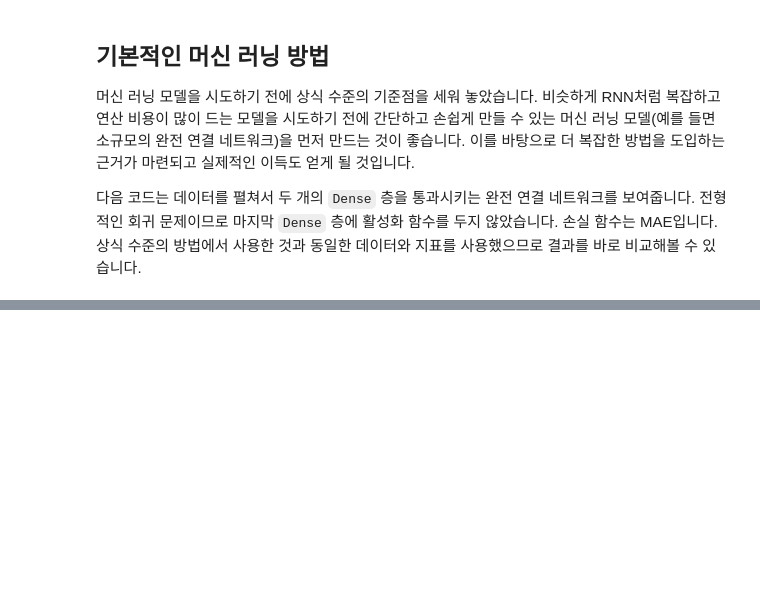
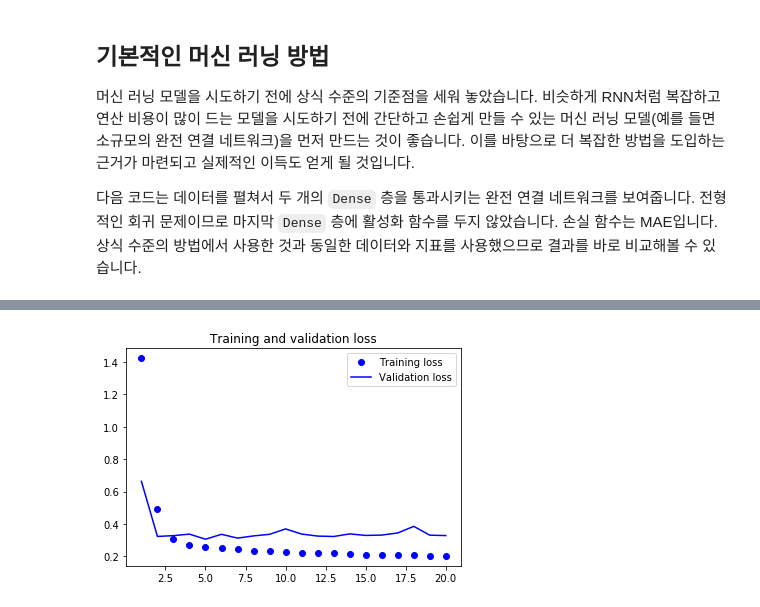
Before and after one commit to cypision/Alchemy-in-MLDL, a Jupyter notebook: ML_Area/text_analysis_advanced_01_Keras_time_series.ipynb, the cells around one changed output, grey strips where cells are left out. Cells and saved outputs as stored; diff of their text form; code cells hidden in the pictures; blank space fills up the shorter version.

```diff
--- a/ML_Area/text_analysis_advanced_01_Keras_time_series.ipynb
+++ b/ML_Area/text_analysis_advanced_01_Keras_time_series.ipynb
@@ -438,0 +445,18 @@ evaluate_naive_method()
+# %%
+from keras.models import Sequential
+from keras import layers
+from keras.optimizers import RMSprop
+
+model = Sequential()
+model.add(layers.Flatten(input_shape=(lookback // step, float_data.shape[-1]))) ## 시계열 데이터를 펼쳐버려서, 특성을 오히려 잃게된다.
+                        ## 240*14 를 한 row의 3360 으로 펼친다.
+model.add(layers.Dense(32, activation='relu')) ## 완전연결층에는 2d tensor 만 들어갈수있나보다.즉 Dense Layer 전에는~
+model.add(layers.Dense(1))
+
+model.compile(optimizer=RMSprop(), loss='mae')
+history = model.fit_generator(train_gen,
+                              steps_per_epoch=500, # train_gen 의 while문이 무한 루프이기 때문에, 설정했다.
+                              ## 1 epoch 내에서, while 문 반복하는 횟수로 생각하면 될듯하다. 따라서, while 문은 500 번 수행되면, 수행되는 sample 갯수는 500 *128 일 것 같다.
+                              epochs=20,
+                              validation_data=val_gen,
+                              validation_steps=val_steps)
@@ -438,0 +481,18 @@ evaluate_naive_method()
+# %%
+import matplotlib.pyplot as plt
+
+loss = history.history['loss']
+val_loss = history.history['val_loss']
+
+epochs = range(1, len(loss) + 1)
+
+plt.figure()
+
+plt.plot(epochs, loss, 'bo', label='Training loss')
+plt.plot(epochs, val_loss, 'b', label='Validation loss')
+plt.title('Training and validation loss')
+plt.legend()
+
+plt.show()
+# %% [output]
+[figure, added]
```
Also changed, not shown: parts of 37 cells of this notebook.
